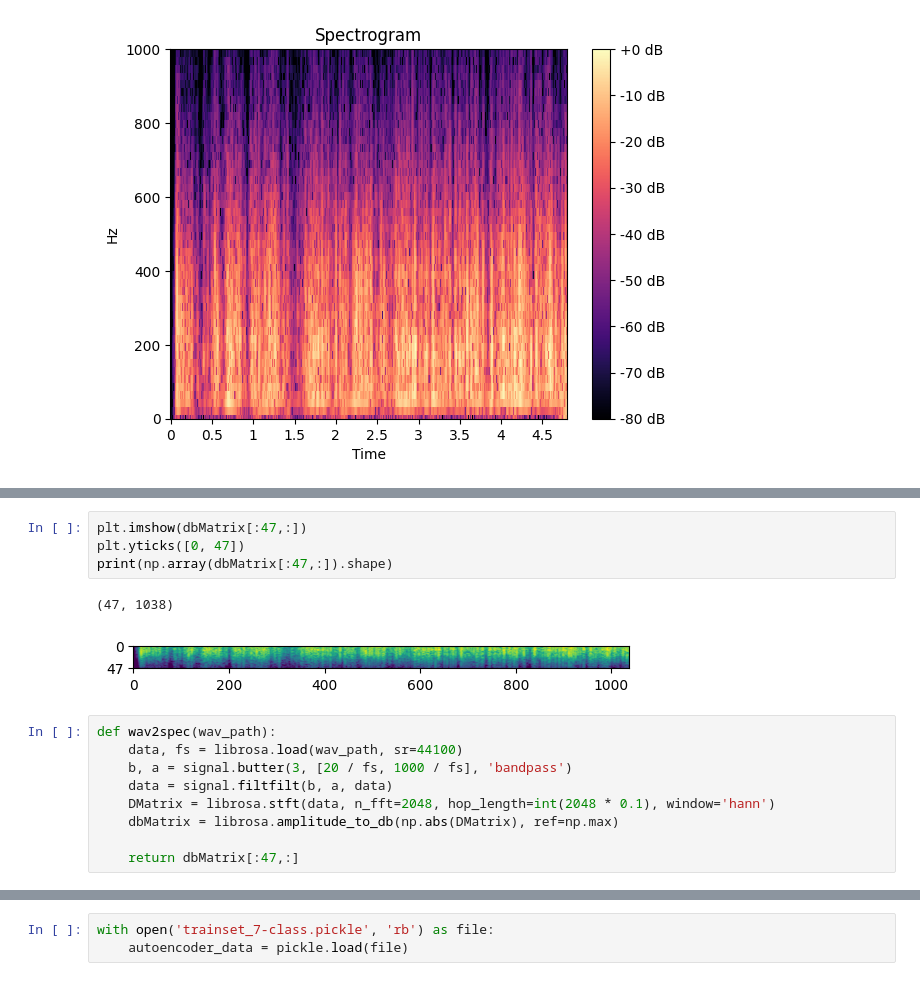
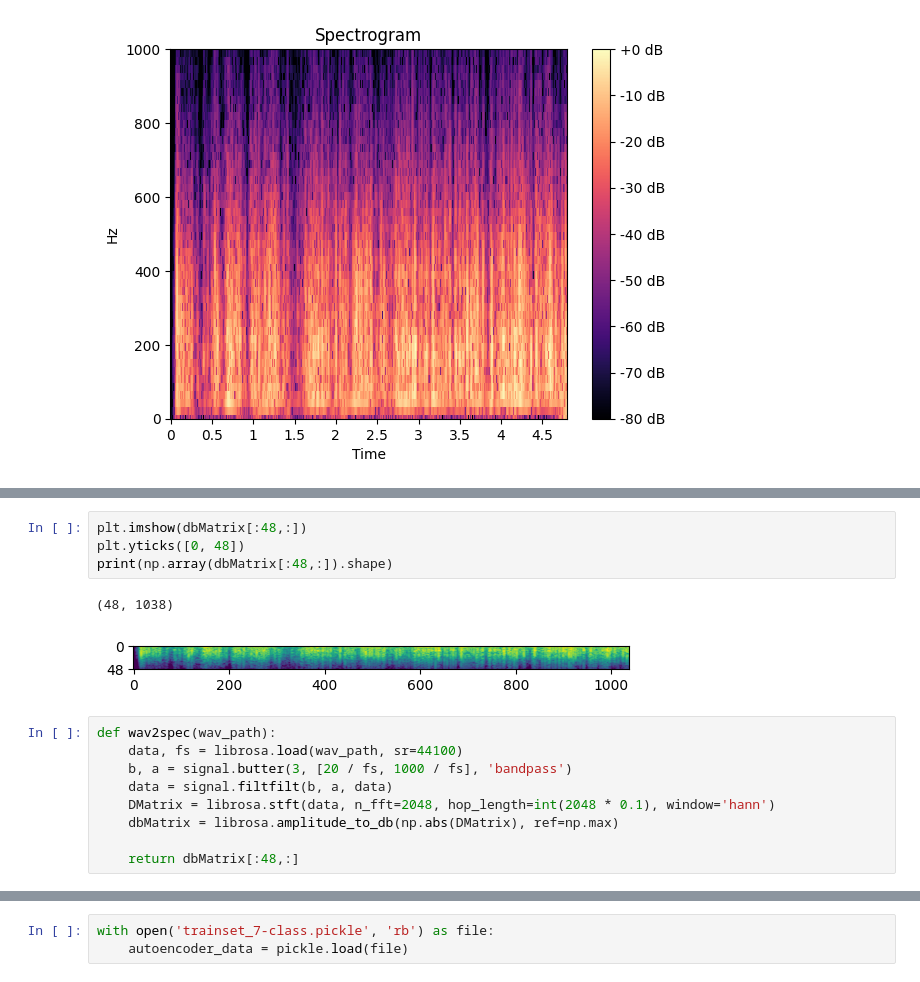
Before and after one commit to shinolab/vibrotactile-autoencoder, a Jupyter notebook: preprocess.ipynb, the cells around one changed output, grey strips where cells are left out. Cells and saved outputs as stored; diff of their text form.

```diff
--- a/preprocess.ipynb
+++ b/preprocess.ipynb
@@ -31,12 +31,12 @@ plt.plot(librosa.istft(DMatrix_hat, n_fft=2048, hop_length=int(2048 * 0.1), wind
 [<matplotlib.lines.Line2D at 0x...>]
 [figure]
 # %%
-plt.imshow(dbMatrix[:47,:])
-plt.yticks([0, 47])
-print(np.array(dbMatrix[:47,:]).shape)
+plt.imshow(dbMatrix[:48,:])
+plt.yticks([0, 48])
+print(np.array(dbMatrix[:48,:]).shape)
 # %% [output]
-(47, 1038)
+(48, 1038)
-[figure, old version]
+[figure, new version]
 # %%
 def wav2spec(wav_path):
     data, fs = librosa.load(wav_path, sr=44100)
@@ -45,7 +45,7 @@ def wav2spec(wav_path):
     DMatrix = librosa.stft(data, n_fft=2048, hop_length=int(2048 * 0.1), window='hann')
     dbMatrix = librosa.amplitude_to_db(np.abs(DMatrix), ref=np.max)
 
-    return dbMatrix[:47,:]
+    return dbMatrix[:48,:]
 # %%
 # Small
 dataset_path = 'Texture_Dataset'
```
Also changed, not shown: parts of 5 cells of this notebook, 7 other files.
